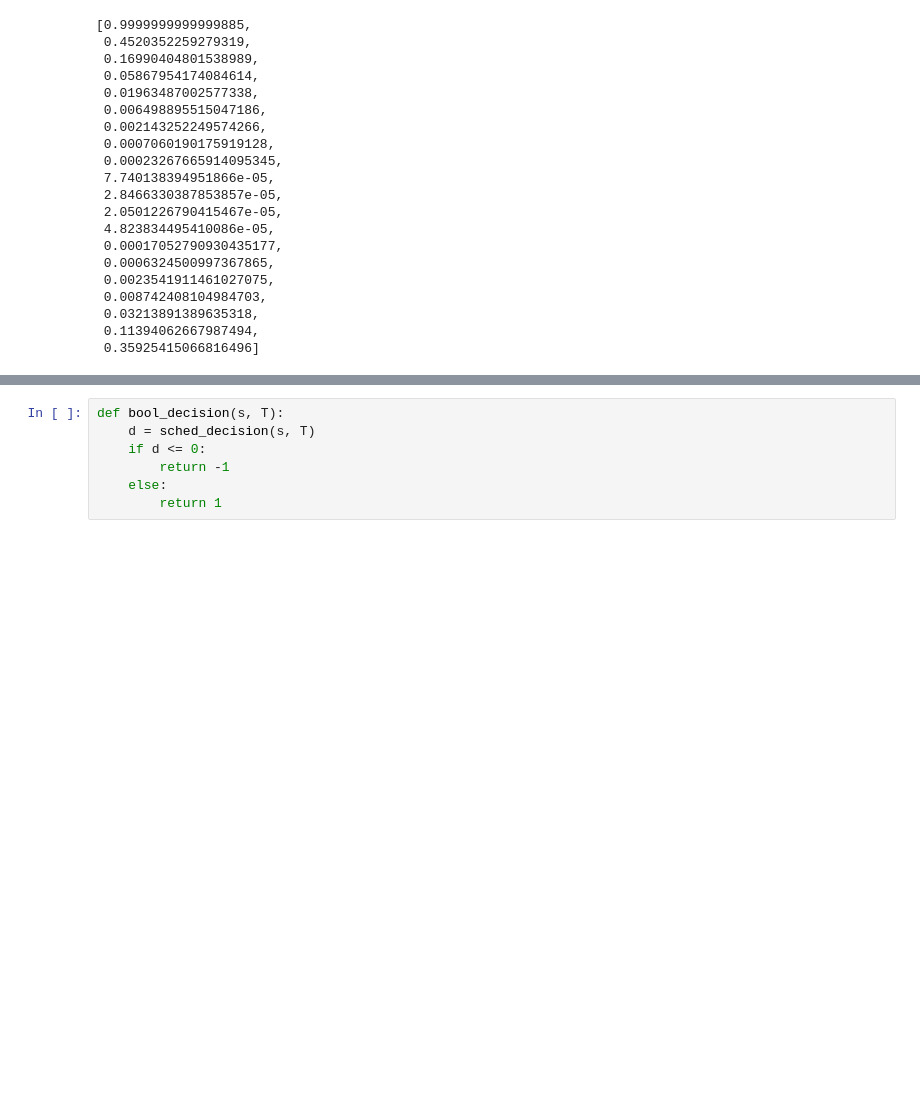
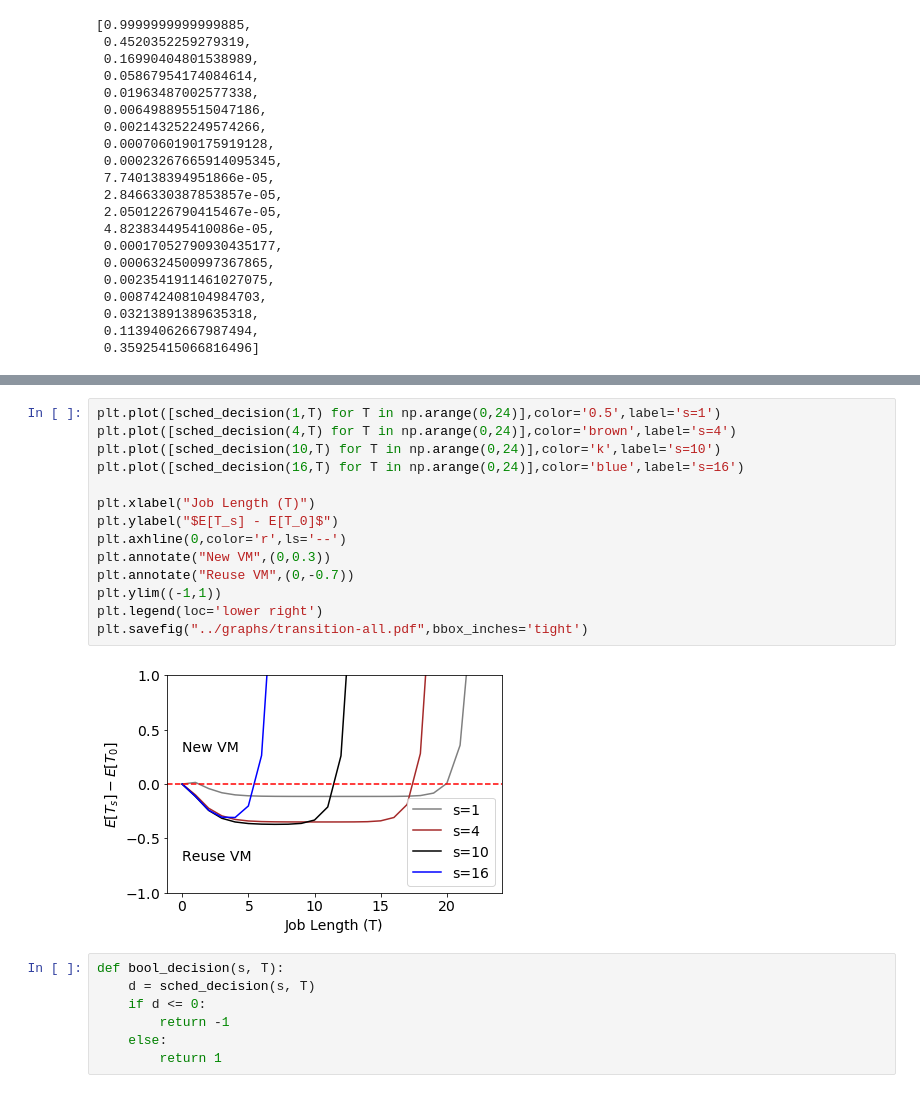
Before and after one commit to prateek-s/scispot, a Jupyter notebook: code/tipping-sim.ipynb, the cells around one changed output, grey strips where cells are left out. Cells and saved outputs as stored; diff of their text form; blank space fills up the shorter version.

```diff
--- a/code/tipping-sim.ipynb
+++ b/code/tipping-sim.ipynb
@@ -117,3 +149,19 @@ T = 4
+# %%
+plt.plot([sched_decision(1,T) for T in np.arange(0,24)],color='0.5',label='s=1')
+plt.plot([sched_decision(4,T) for T in np.arange(0,24)],color='brown',label='s=4')
+plt.plot([sched_decision(10,T) for T in np.arange(0,24)],color='k',label='s=10')
+plt.plot([sched_decision(16,T) for T in np.arange(0,24)],color='blue',label='s=16')
+
+plt.xlabel("Job Length (T)")
+plt.ylabel("$E[T_s] - E[T_0]$")
+plt.axhline(0,color='r',ls='--')
+plt.annotate("New VM",(0,0.3))
+plt.annotate("Reuse VM",(0,-0.7))
+plt.ylim((-1,1))
+plt.legend(loc='lower right')
+plt.savefig("../graphs/transition-all.pdf",bbox_inches='tight')
+# %% [output]
+[figure, added]
 # %%
 def bool_decision(s, T):
     d = sched_decision(s, T)
```
Also changed, not shown: parts of 3 cells of this notebook, 4 other files.
